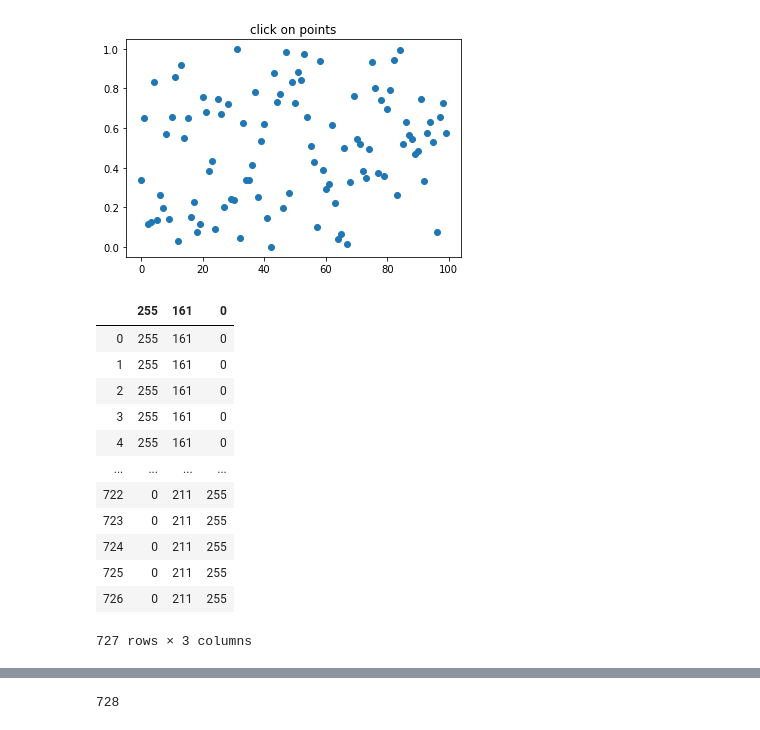
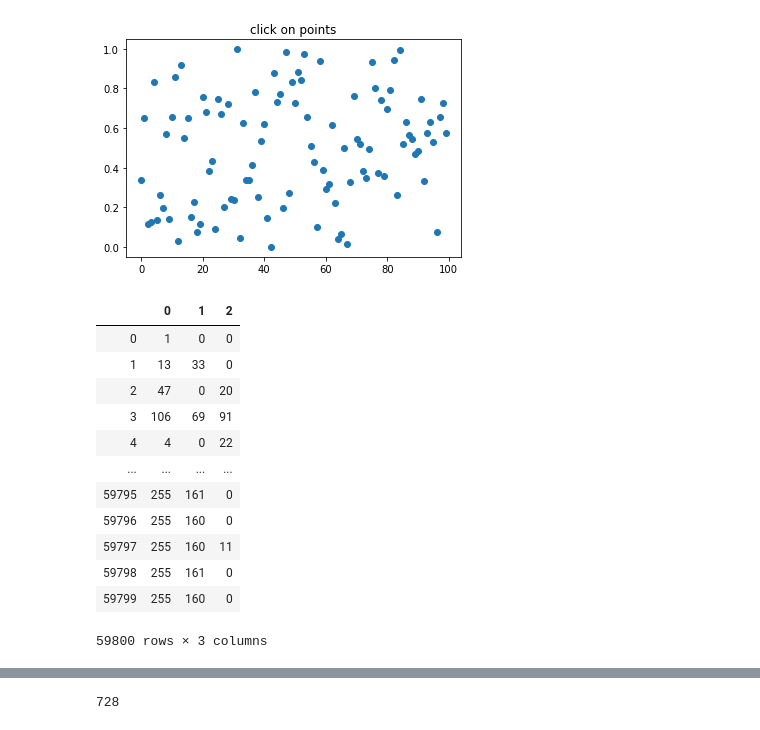
Before and after one commit to jrr1984/Prototipo0_S-D_SpectralGUI, a Jupyter notebook: spectral_gui/testing_line_profiler.ipynb, the cells around one changed output, grey strips where cells are left out. Drawn from its saved outputs; the diff is of its cells as text; code cells hidden in the pictures.

```diff
--- a/spectral_gui/testing_line_profiler.ipynb
+++ b/spectral_gui/testing_line_profiler.ipynb
@@ -106,23 +145,23 @@ plt.show()
 # %% [output]
 [figure]
 # %%
-RGB_file = pd.read_csv('RGB_colors.csv')
+RGB_file = pd.read_csv('RGB_colors_50micron_abajo.csv',header=None)
 
 R_array = RGB_file.iloc[:, 0].values
 G_array = RGB_file.iloc[:, 1].values
 B_array = RGB_file.iloc[:, 2].values
 RGB_file
 # %% [output]
-|  | 255 | 161 | 0 |
-| 0 | 255 | 161 | 0 |
-| 1 | 255 | 161 | 0 |
-| 2 | 255 | 161 | 0 |
-| 3 | 255 | 161 | 0 |
-| 4 | 255 | 161 | 0 |
+|  | 0 | 1 | 2 |
+| 0 | 1 | 0 | 0 |
+| 1 | 13 | 33 | 0 |
+| 2 | 47 | 0 | 20 |
+| 3 | 106 | 69 | 91 |
+| 4 | 4 | 0 | 22 |
 | ... | ... | ... | ... |
-| 722 | 0 | 211 | 255 |
-| 723 | 0 | 211 | 255 |
-| 724 | 0 | 211 | 255 |
-| 725 | 0 | 211 | 255 |
-| 726 | 0 | 211 | 255 |
+| 59795 | 255 | 161 | 0 |
+| 59796 | 255 | 160 | 0 |
+| 59797 | 255 | 160 | 11 |
+| 59798 | 255 | 161 | 0 |
+| 59799 | 255 | 160 | 0 |
-727 rows × 3 columns
+59800 rows × 3 columns
```
Also changed, not shown: parts of 26 cells of this notebook, 6 other files.
